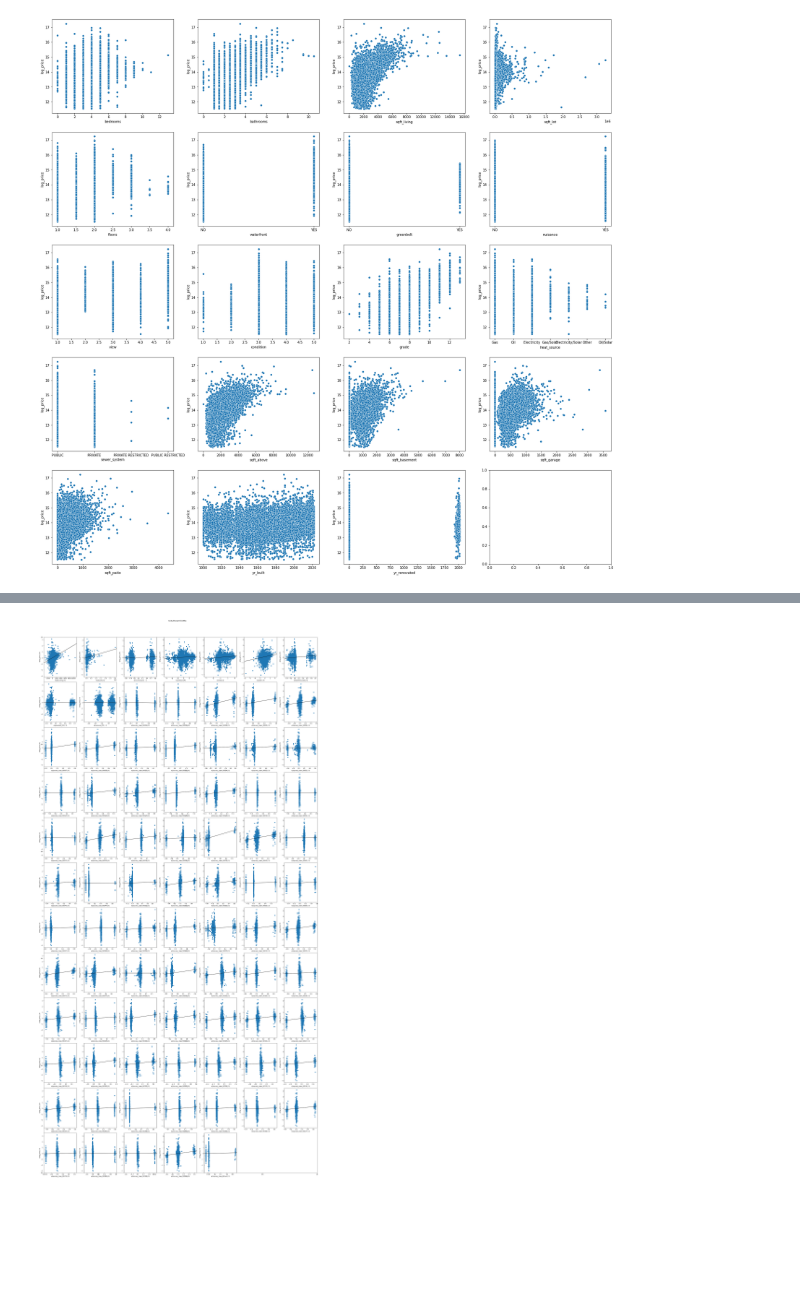
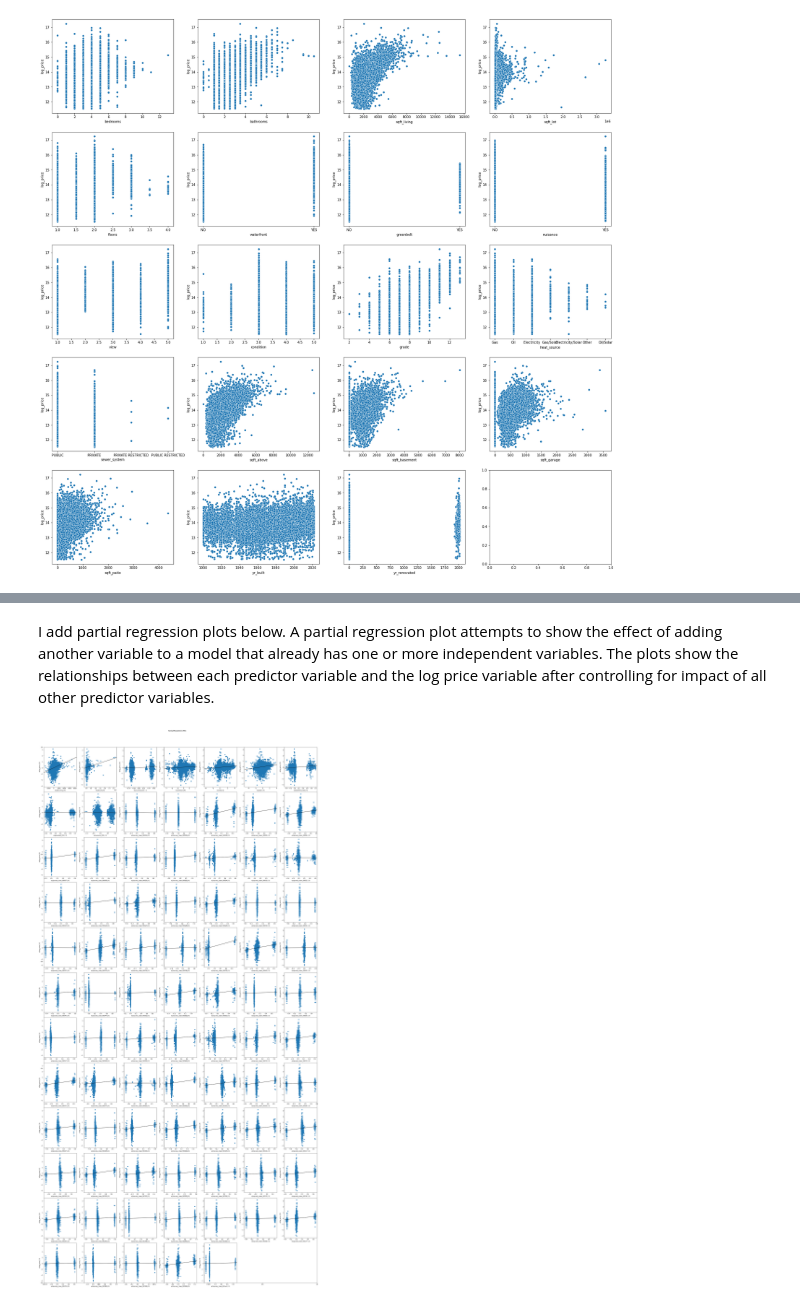
Before and after one commit to suesuyeonlim/dsc-phase-2-project-v2-5, a Jupyter notebook: code.ipynb, the cells around one changed output, grey strips where cells are left out. Saved outputs shown, nothing was run; the diff lists cells and outputs as text; code cells hidden in the pictures; blank space fills up the shorter version.

```diff
--- a/code.ipynb
+++ b/code.ipynb
@@ -155,9 +152,9 @@ I run three different potential models to see which one performs the best. The f
 # %%
-# Initial regression model and result
+# First regression model and result
 
-model = sm.OLS(y_train, sm.add_constant(X_train.iloc[:, ~X_train.columns.str.startswith("county")]))
-results = model.fit(cov_type='HC3')
-print(results.summary())
+model_1 =  sm.OLS(y_train, sm.add_constant(X_train.iloc[:, ~((X_train.columns.str.startswith("zipcode")) | (X_train.columns.str.startswith("county")))]))
+results_1 = model_1.fit(cov_type = "HC3")
+print(results_1.summary())
 # %% [output]
                             OLS Regression Results
 ==============================================================================
@@ -179,6 +176,6 @@ strong multicollinearity or other numerical problems.
 # %%
 # R-squared on validation data
 
-r2_validation = round(r2_score(y_test, results.predict(sm.add_constant(X_test.iloc[:, ~X_test.columns.str.startswith("county")]))) * 100, 1)
-print(f"R-squared on validation data is {r2_validation}%")
+r2_validation_1 = round(r2_score(y_test, results_1.predict(sm.add_constant(X_test.iloc[:, ~((X_test.columns.str.startswith("zipcode")) | (X_test.columns.str.startswith("county")))]))) * 100, 1)
+print(f"R-squared on validation data is {r2_validation_1}%")
 # %% [output]
@@ -244,8 +220,8 @@ R-squared on validation data is 72.2%
 # %%
-# Third regression model and result using neither Zipcode nor County
+# Third regression model and result
 
-model_3 =  sm.OLS(y_train, sm.add_constant(X_train.iloc[:, ~((X_train.columns.str.startswith("zipcode")) | (X_train.columns.str.startswith("county")))]))
-results_3 = model_3.fit(cov_type = "HC3")
+model_3 = sm.OLS(y_train, sm.add_constant(X_train.iloc[:, ~X_train.columns.str.startswith("county")]))
+results_3 = model_3.fit(cov_type='HC3')
 print(results_3.summary())
 # %% [output]
                             OLS Regression Results
@@ -268,6 +244,6 @@ strong multicollinearity or other numerical problems.
 # %%
 # R-squared on validation data
 
-r2_validation_3 = round(r2_score(y_test, results_3.predict(sm.add_constant(X_test.iloc[:, ~((X_test.columns.str.startswith("zipcode")) | (X_test.columns.str.startswith("county")))]))) * 100, 1)
+r2_validation_3 = round(r2_score(y_test, results_3.predict(sm.add_constant(X_test.iloc[:, ~X_test.columns.str.startswith("county")]))) * 100, 1)
 print(f"R-squared on validation data is {r2_validation_3}%")
 # %% [output]
@@ -275,8 +281,10 @@ R-squared on validation data is 51.3%
+# %% [markdown]
+I add partial regression plots below. A partial regression plot attempts to show the effect of adding another variable to a model that already has one or more independent variables. The plots show the relationships between each predictor variable and the log price variable after controlling for impact of all other predictor variables.
 # %%
 # Plot partial regression plot to diagnose the effect of of each predictor variable after controlling for other variables
 
 fig, ax = plt.subplots(figsize = (30, 60))
-sm.graphics.plot_partregress_grid(results, exog_idx = list(X_train.iloc[:, ~X_train.columns.str.startswith("county")].columns), grid = (12, 7), fig = fig)
+sm.graphics.plot_partregress_grid(results_3, exog_idx = list(X_train.iloc[:, ~X_train.columns.str.startswith("county")].columns), grid = (12, 7), fig = fig)
 plt.show()
 # %% [output]
-[figure, old version]
+[figure, new version]
```
Also changed, not shown: parts of 33 cells of this notebook.
